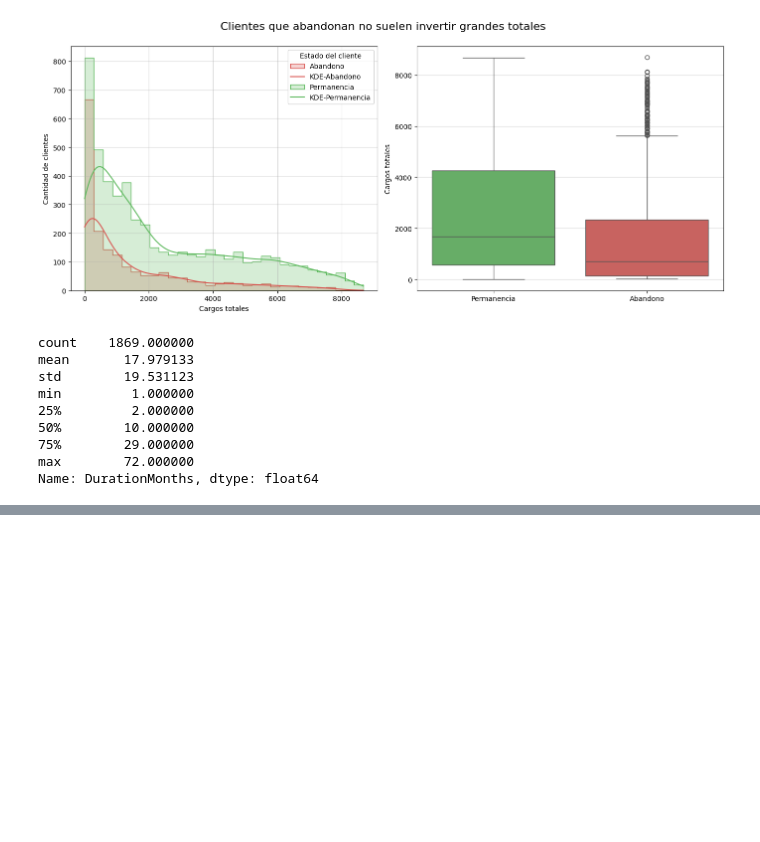
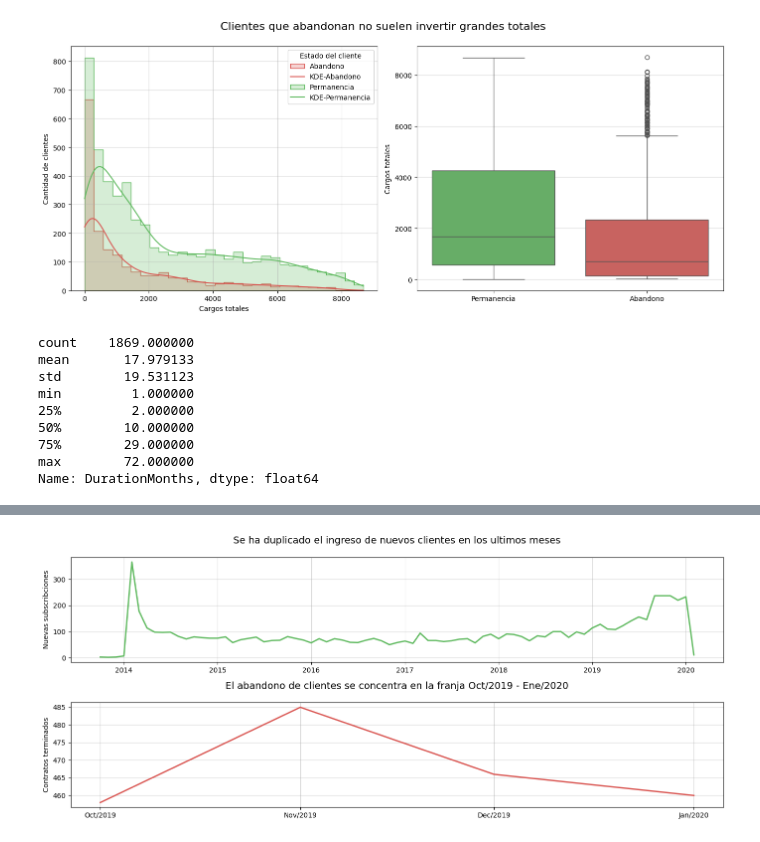
Before and after one commit to AndresCalvete-DataScientist/interconnect-customer-churn-prediction, a Jupyter notebook: notebooks/eda.ipynb, the cells around one changed output, grey strips where cells are left out. Saved outputs shown, nothing was run; the diff lists cells and outputs as text; code cells hidden in the pictures; blank space fills up the shorter version.

Commit message:
Complemento de analisis exploratorio para los contratos

```diff
--- a/notebooks/eda.ipynb
+++ b/notebooks/eda.ipynb
@@ -561,0 +549,30 @@ df_contract
+# %%
+import matplotlib.dates as mdates
+
+# Visualización de la evolución en el abandono y subscripción de clientes mensual.
+fig, axes = plt.subplots(2, 1, figsize=(14, 6))
+
+# Diagrama de lineas de la evolución de la llegada de clientes mensual
+sns.lineplot(
+    data=df_contract['BeginDate'].value_counts().sort_index(), color=custom_colors[0], ax=axes[0],  linewidth=2
+)
+axes[0].set_title('Se ha duplicado el ingreso de nuevos clientes en los ultimos meses', fontsize=14, pad=20)
+axes[0].set_xlabel('')
+axes[0].set_ylabel('Nuevas subscribciones')
+axes[0].grid(axis='both', alpha=0.5)
+
+# Diagrama de lineas de la evolución del abandono mensual
+sns.lineplot(
+    data=df_contract['EndDate'].value_counts(), color=custom_colors[1], ax=axes[1], linewidth=2
+)
+axes[1].set_title('El abandono de clientes se concentra en la franja Oct/2019 - Ene/2020', fontsize=14, pad=20)
+axes[1].set_xlabel('')
+axes[1].set_ylabel('Contratos terminados')
+axes[1].grid(axis='both', alpha=0.5)
+axes[1].xaxis.set_major_formatter(mdates.DateFormatter('%b/%Y'))
+axes[1].xaxis.set_major_locator(mdates.MonthLocator(interval=1))
+
+plt.tight_layout()
+plt.show()
+# %% [output]
+[figure, added]
```
Also changed, not shown: parts of 10 cells of this notebook.
